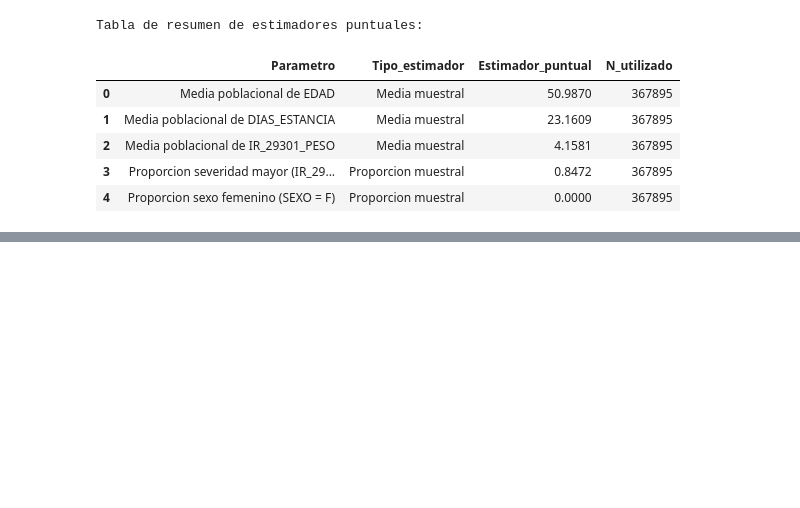
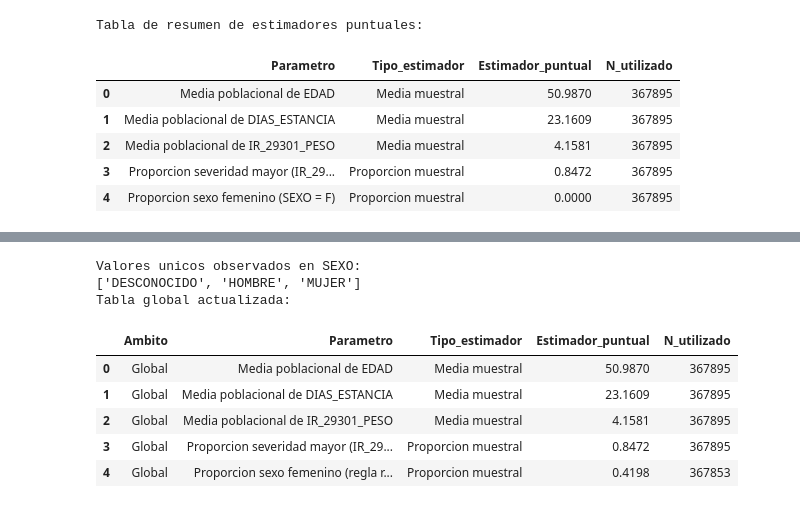
Before and after one commit to IgnaciaCG/Analisis-de-datos, a Jupyter notebook: analisis_grd.ipynb, the cells around one changed output, grey strips where cells are left out. Cells and saved outputs as stored; diff of their text form; code cells hidden in the pictures; blank space fills up the shorter version.

```diff
--- a/analisis_grd.ipynb
+++ b/analisis_grd.ipynb
@@ -540,0 +546,71 @@ Tabla de resumen de estimadores puntuales:
+# %%
+import numpy as np
+import pandas as pd
+
+if 'grd' not in globals():
+    grd = pd.read_parquet('grd_procesado.parquet')
+
+# Inspeccion rapida de codigos de sexo para definir regla coherente
+sexo_vals = grd['SEXO'].astype('string').str.strip().str.upper()
+print('Valores unicos observados en SEXO:')
+print(sorted(sexo_vals.dropna().unique().tolist()))
+
+# Regla: considera codigos frecuentes de femenino en fuentes administrativas
+def evento_sexo_femenino_robusto(df):
+    vals = df['SEXO'].astype('string').str.strip().str.upper()
+    codigos_femenino = {'F', 'FEMENINO', 'MUJER', '2'}
+    codigos_validos = codigos_femenino.union({'M', 'MASCULINO', 'HOMBRE', '1'})
+
+    # Se consideran como validos solo codigos hombre/mujer esperados
+    es_valido = vals.isin(codigos_validos)
+    indicador = vals.isin(codigos_femenino)
+    return indicador.where(es_valido)
+
+# Recalculo de la tabla global con regla corregida para sexo
+vars_promedio = ['EDAD', 'DIAS_ESTANCIA', 'IR_29301_PESO']
+proporciones = {
+    'Proporcion severidad mayor (IR_29301_SEVERIDAD = 3)': lambda d: d['IR_29301_SEVERIDAD'].astype('string').eq('3'),
+    'Proporcion sexo femenino (regla robusta)': evento_sexo_femenino_robusto,
+}
+
+filas = []
+for var in vars_promedio:
+    serie = pd.to_numeric(grd[var], errors='coerce').dropna()
+    n = int(serie.shape[0])
+    if n > 0:
+        filas.append({
+            'Ambito': 'Global',
+            'Parametro': f'Media poblacional de {var}',
+            'Tipo_estimador': 'Media muestral',
+            'Estimador_puntual': float(serie.mean()),
+            'N_utilizado': n
+        })
+
+for nombre_parametro, regla in proporciones.items():
+    indicador = regla(grd)
+    indicador = indicador.dropna()
+    n = int(indicador.shape[0])
+    if n > 0:
+        filas.append({
+            'Ambito': 'Global',
+            'Parametro': nombre_parametro,
+            'Tipo_estimador': 'Proporcion muestral',
+            'Estimador_puntual': float(indicador.mean()),
+            'N_utilizado': n
+        })
+
+tabla_estimadores_global = pd.DataFrame(filas)
+tabla_estimadores_global['Estimador_puntual'] = tabla_estimadores_global['Estimador_puntual'].round(4)
+
+print('Tabla global actualizada:')
+display(tabla_estimadores_global)
+# %% [output]
+Valores unicos observados en SEXO:
+['DESCONOCIDO', 'HOMBRE', 'MUJER']
+Tabla global actualizada:
+|  | Ambito | Parametro | Tipo_estimador | Estimador_puntual | N_utilizado |
+| 0 | Global | Media poblacional de EDAD | Media muestral | 50.9870 | 367895 |
+| 1 | Global | Media poblacional de DIAS_ESTANCIA | Media muestral | 23.1609 | 367895 |
+| 2 | Global | Media poblacional de IR_29301_PESO | Media muestral | 4.1581 | 367895 |
+| 3 | Global | Proporcion severidad mayor (IR_29... | Proporcion muestral | 0.8472 | 367895 |
+| 4 | Global | Proporcion sexo femenino (regla r... | Proporcion muestral | 0.4198 | 367853 |
```
Also changed, not shown: parts of 4 cells of this notebook.
